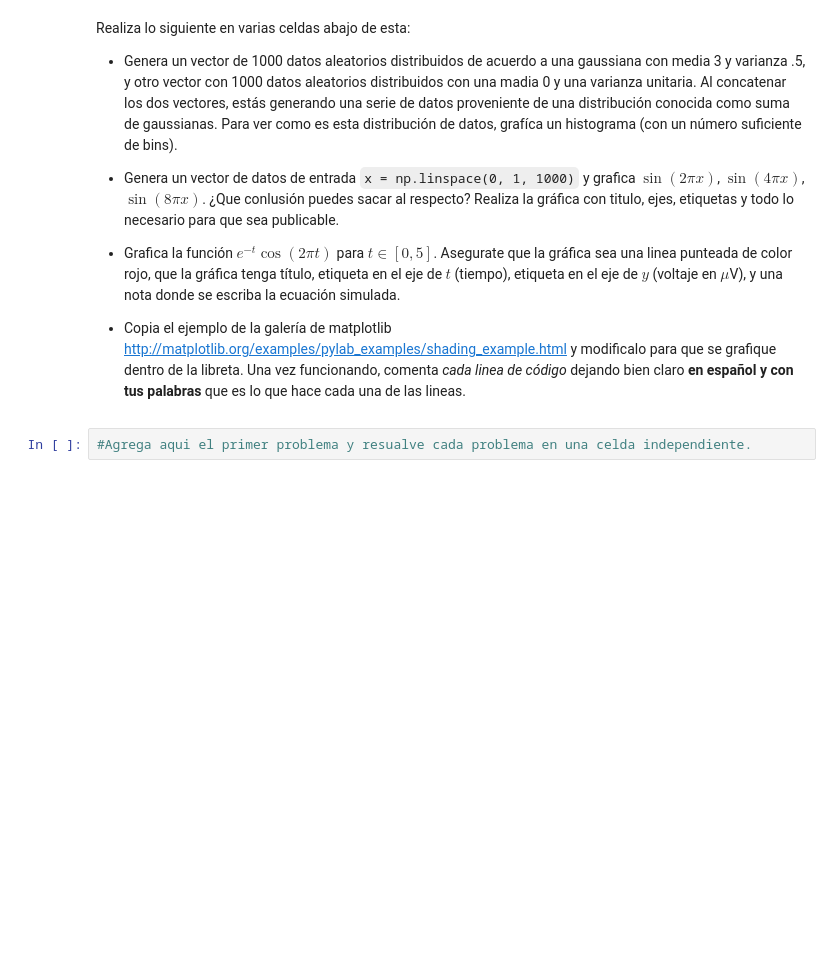
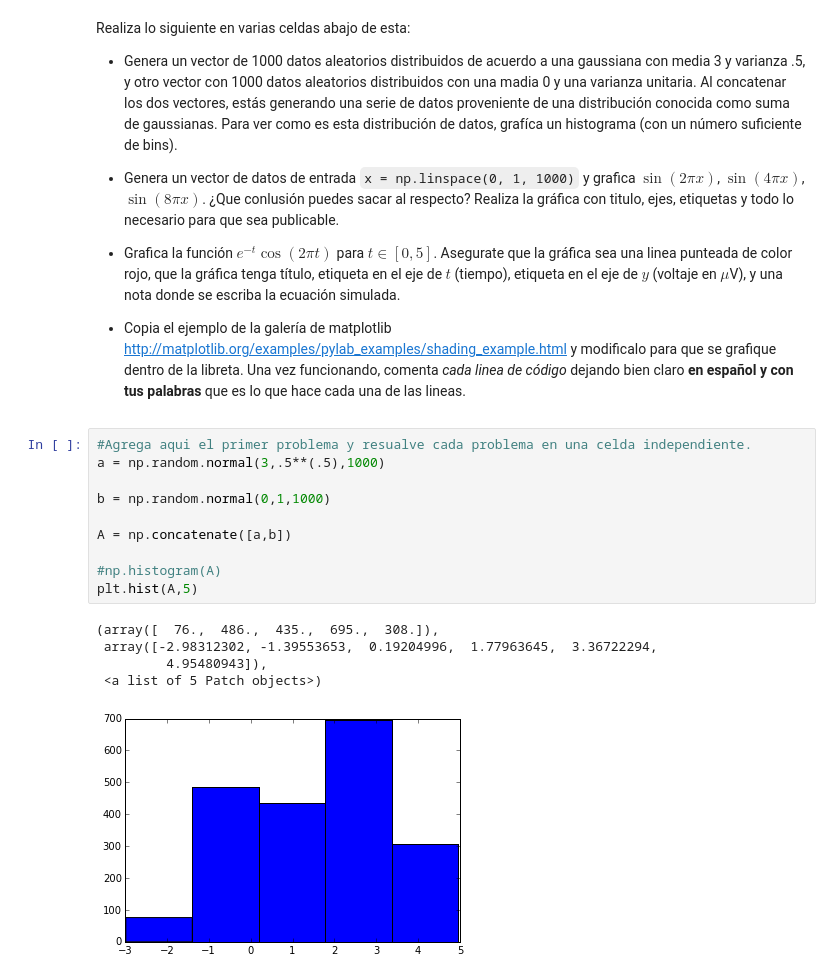
Before and after one commit to juliowaissman/libretasRdP, a Jupyter notebook: intro_numpy/Introducción a Numpy y Matplotlib.ipynb, the cells around one changed output. Saved outputs shown, nothing was run; the diff lists cells and outputs as text; blank space fills up the shorter version.

```diff
--- a/intro_numpy/Introducción a Numpy y Matplotlib.ipynb
+++ b/intro_numpy/Introducción a Numpy y Matplotlib.ipynb
@@ -485,3 +584,17 @@ Realiza lo siguiente en varias celdas abajo de esta:
 * Copia el ejemplo de la galería de matplotlib http://matplotlib.org/examples/pylab_examples/shading_example.html y modificalo para que se grafique dentro de la libreta. Una vez funcionando, comenta *cada linea de código* dejando bien claro **en español y con tus palabras** que es lo que hace cada una de las lineas.
 # %%
 #Agrega aqui el primer problema y resualve cada problema en una celda independiente.
+a = np.random.normal(3,.5**(.5),1000)
+
+b = np.random.normal(0,1,1000)
+
+A = np.concatenate([a,b])
+
+#np.histogram(A)
+plt.hist(A,5)
+# %% [output]
+(array([  76.,  486.,  435.,  695.,  308.]),
+ array([-2.98312302, -1.39553653,  0.19204996,  1.77963645,  3.36722294,
+         4.95480943]),
+ <a list of 5 Patch objects>)
+[figure, added]
```
Also changed, not shown: parts of 14 cells of this notebook.
